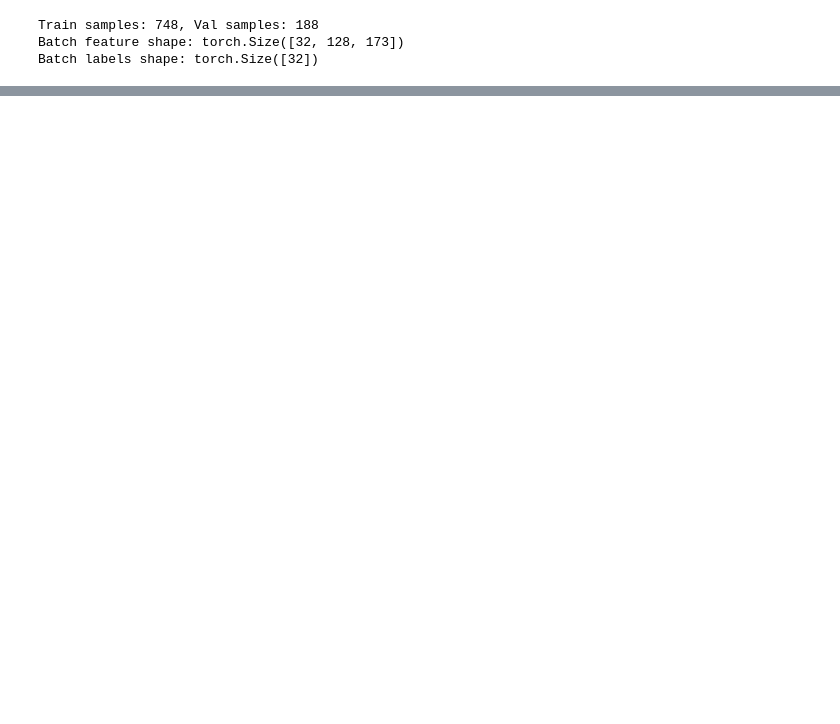
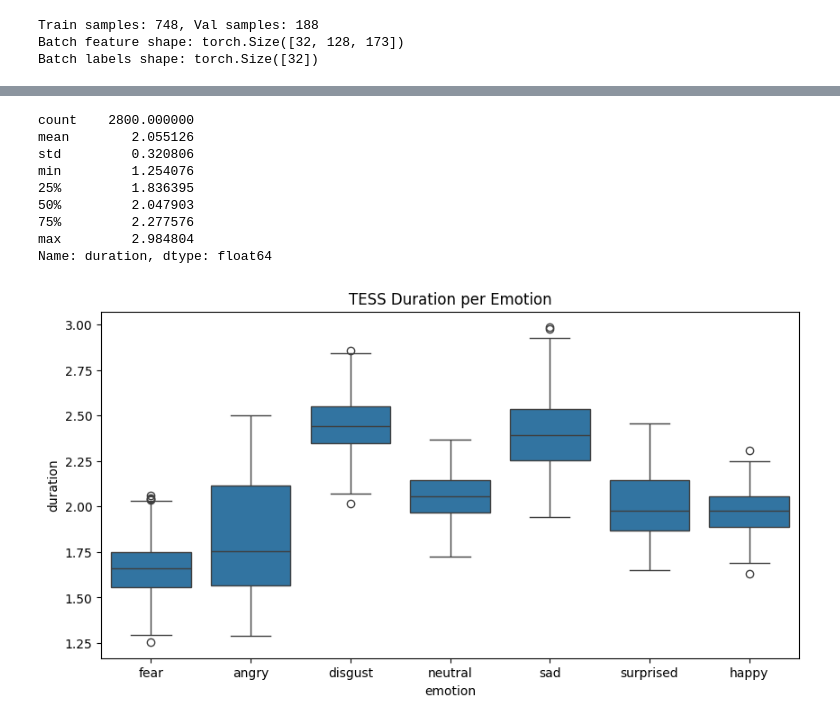
Before and after one commit to pavishanth-sujeevan/E.motion-, a Jupyter notebook: ser-preprocessing.ipynb, the cells around one changed output, grey strips where cells are left out. Saved outputs shown, nothing was run; the diff lists cells and outputs as text; code cells hidden in the pictures; blank space fills up the shorter version.

Commit message:
Kaggle Notebook | SER-Preprocessing | Version 2

```diff
--- a/ser-preprocessing.ipynb
+++ b/ser-preprocessing.ipynb
@@ -30,3 +25,10 @@ files = [f for f in os.listdir(audio_dir) if f.endswith(".wav")]
 print(f"Total audio files found: {len(files)}")
 # %% [output]
 Total audio files found: 936
+# %%
+TESS_FOLDER = "/kaggle/input/toronto-emotional-speech-set-tess/TESS Toronto emotional speech set data"
+
+# Find all .wav files (recursive in case of nested subfolders)
+from pathlib import Path
+tess_files = list(Path(TESS_FOLDER).rglob("*.wav"))
+print(f"Total TESS audio files found: {len(tess_files)}")  # Should be ~2800
@@ -238,0 +338,25 @@ Batch labels shape: torch.Size([32])
+# %%
+# Durations
+durations_tess = []
+for path in df_tess["filename"]:
+    dur = librosa.get_duration(path=path)
+    durations_tess.append(dur)
+
+df_tess["duration"] = durations_tess
+print(df_tess["duration"].describe())
+
+plt.figure(figsize=(10, 5))
+sns.boxplot(data=df_tess, x="emotion", y="duration")
+plt.title("TESS Duration per Emotion")
+plt.show()
+# %% [output]
+count    2800.000000
+mean        2.055126
+std         0.320806
+min         1.254076
+25%         1.836395
+50%         2.047903
+75%         2.277576
+max         2.984804
+Name: duration, dtype: float64
+[figure, added]
```
Also changed, not shown: parts of 25 cells of this notebook.
